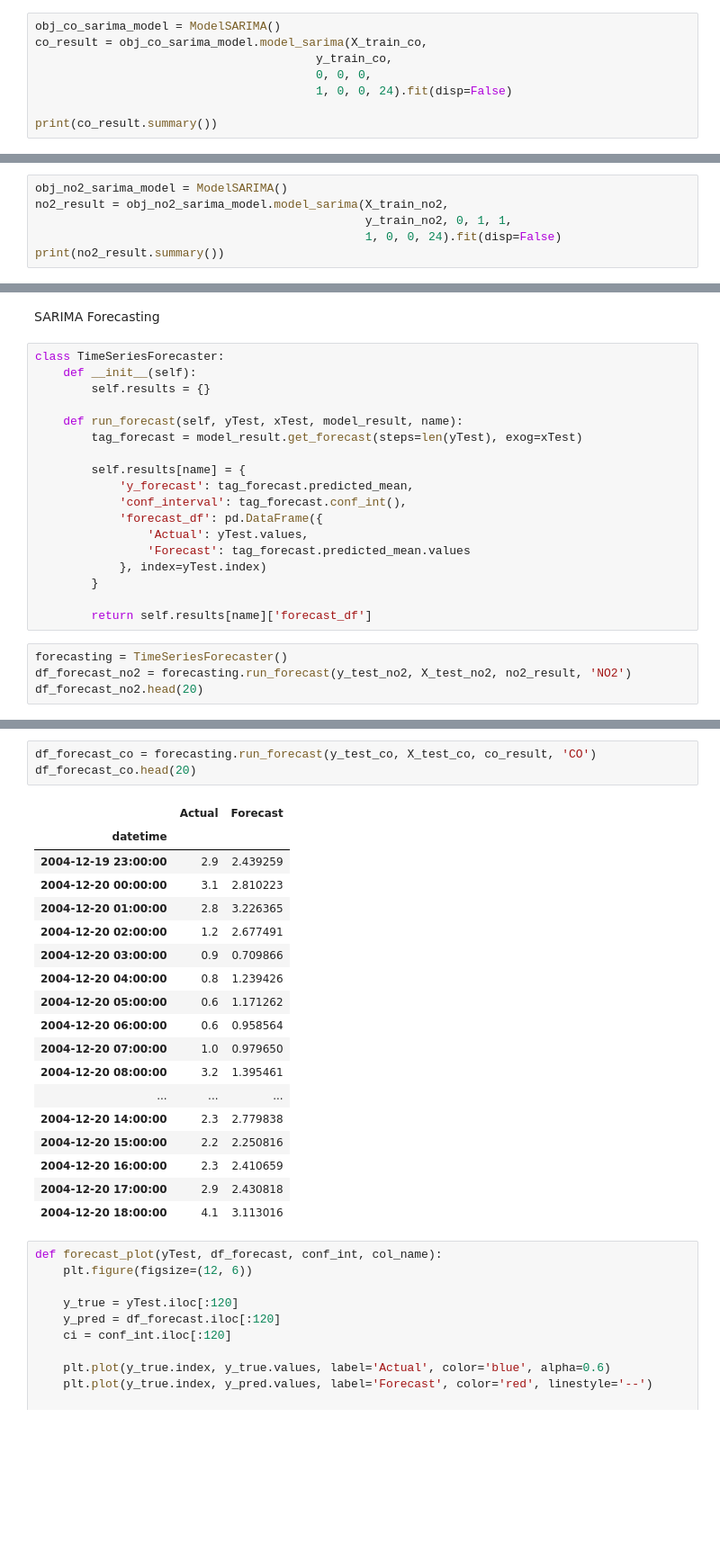
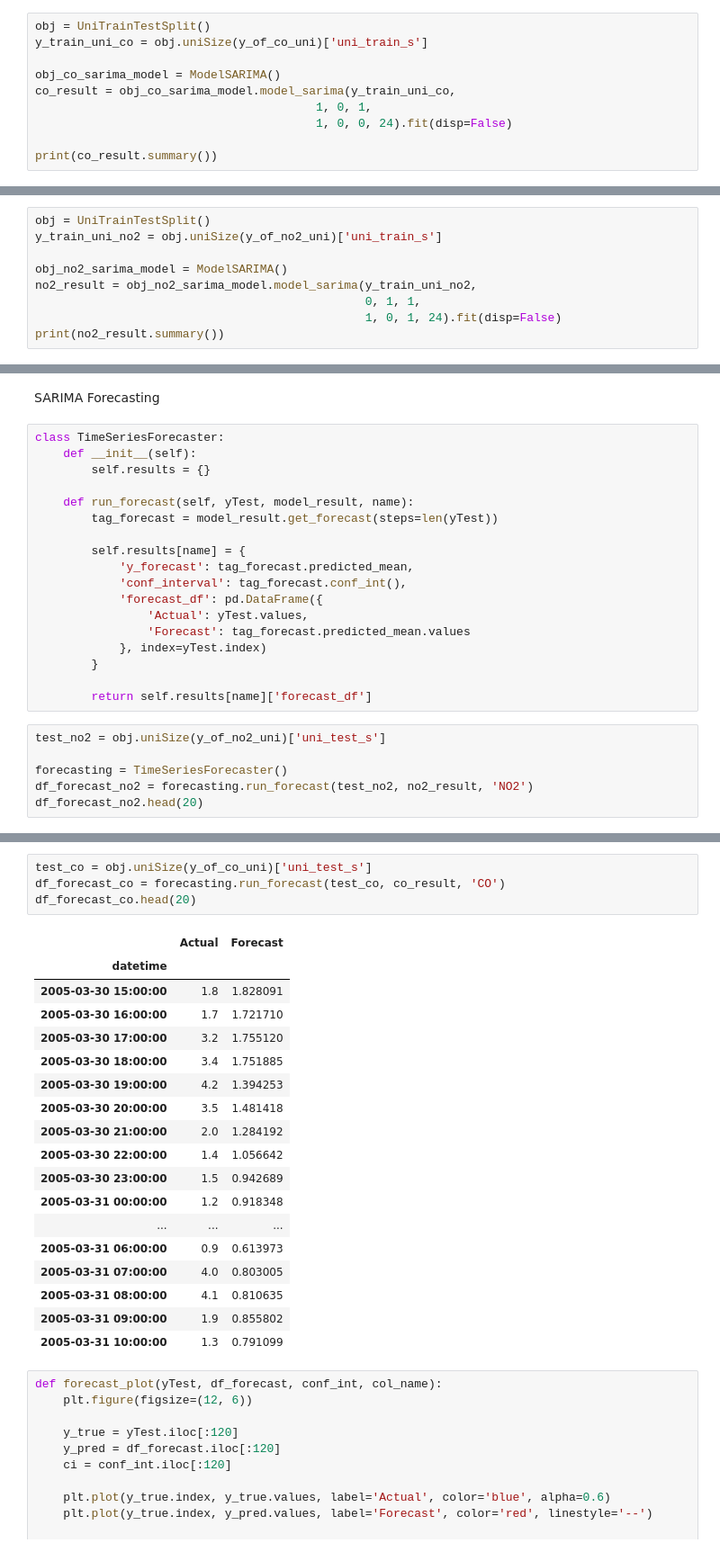
Before and after one commit to avimallik/co_and_no2_time_series_forecasting, a Jupyter notebook: co_and_no2_time_series_forecasting.ipynb, the cells around one changed output, grey strips where cells are left out. Shown at 90% size. Drawn from its saved outputs; the diff is of its cells as text; blank space fills up the shorter version.

```diff
--- a/co_and_no2_time_series_forecasting.ipynb
+++ b/co_and_no2_time_series_forecasting.ipynb
@@ -647,10 +699,12 @@ class ModelSARIMA:
                         enforce_stationarity=False,
                         enforce_invertibility=False)
 # %%
+obj = UniTrainTestSplit()
+y_train_uni_co = obj.uniSize(y_of_co_uni)['uni_train_s']
+
 obj_co_sarima_model = ModelSARIMA()
-co_result = obj_co_sarima_model.model_sarima(X_train_co,
-                                        y_train_co,
-                                        0, 0, 0,
+co_result = obj_co_sarima_model.model_sarima(y_train_uni_co,
+                                        1, 0, 1,
                                         1, 0, 0, 24).fit(disp=False)
 
 print(co_result.summary())
@@ -673,9 +727,12 @@ Covariance Type:                    opg
 Warnings:
 [1] Covariance matrix calculated using the outer product of gradients (complex-step).
 # %%
+obj = UniTrainTestSplit()
+y_train_uni_no2 = obj.uniSize(y_of_no2_uni)['uni_train_s']
+
 obj_no2_sarima_model = ModelSARIMA()
-no2_result = obj_no2_sarima_model.model_sarima(X_train_no2,
-                                               y_train_no2, 0, 1, 1,
-                                               1, 0, 0, 24).fit(disp=False)
+no2_result = obj_no2_sarima_model.model_sarima(y_train_uni_no2,
+                                               0, 1, 1,
+                                               1, 0, 1, 24).fit(disp=False)
 print(no2_result.summary())
 # %% [output]
@@ -703,8 +760,8 @@ class TimeSeriesForecaster:
     def __init__(self):
         self.results = {}
 
-    def run_forecast(self, yTest, xTest, model_result, name):
-        tag_forecast = model_result.get_forecast(steps=len(yTest), exog=xTest)
+    def run_forecast(self, yTest, model_result, name):
+        tag_forecast = model_result.get_forecast(steps=len(yTest))
 
         self.results[name] = {
             'y_forecast': tag_forecast.predicted_mean,
@@ -717,8 +774,10 @@ class TimeSeriesForecaster:
 
         return self.results[name]['forecast_df']
 # %%
+test_no2 = obj.uniSize(y_of_no2_uni)['uni_test_s']
+
 forecasting = TimeSeriesForecaster()
-df_forecast_no2 = forecasting.run_forecast(y_test_no2, X_test_no2, no2_result, 'NO2')
+df_forecast_no2 = forecasting.run_forecast(test_no2, no2_result, 'NO2')
 df_forecast_no2.head(20)
 # %% [output]
 |  | Actual | Forecast |
@@ -742,25 +801,26 @@ df_forecast_no2.head(20)
 # %%
-df_forecast_co = forecasting.run_forecast(y_test_co, X_test_co, co_result, 'CO')
+test_co = obj.uniSize(y_of_co_uni)['uni_test_s']
+df_forecast_co = forecasting.run_forecast(test_co, co_result, 'CO')
 df_forecast_co.head(20)
 # %% [output]
 |  | Actual | Forecast |
 | datetime |  |  |
-| 2004-12-19 23:00:00 | 2.9 | 2.439259 |
-| 2004-12-20 00:00:00 | 3.1 | 2.810223 |
-| 2004-12-20 01:00:00 | 2.8 | 3.226365 |
-| 2004-12-20 02:00:00 | 1.2 | 2.677491 |
-| 2004-12-20 03:00:00 | 0.9 | 0.709866 |
-| 2004-12-20 04:00:00 | 0.8 | 1.239426 |
-| 2004-12-20 05:00:00 | 0.6 | 1.171262 |
-| 2004-12-20 06:00:00 | 0.6 | 0.958564 |
-| 2004-12-20 07:00:00 | 1.0 | 0.979650 |
-| 2004-12-20 08:00:00 | 3.2 | 1.395461 |
+| 2005-03-30 15:00:00 | 1.8 | 1.828091 |
+| 2005-03-30 16:00:00 | 1.7 | 1.721710 |
+| 2005-03-30 17:00:00 | 3.2 | 1.755120 |
+| 2005-03-30 18:00:00 | 3.4 | 1.751885 |
+| 2005-03-30 19:00:00 | 4.2 | 1.394253 |
+| 2005-03-30 20:00:00 | 3.5 | 1.481418 |
+| 2005-03-30 21:00:00 | 2.0 | 1.284192 |
+| 2005-03-30 22:00:00 | 1.4 | 1.056642 |
+| 2005-03-30 23:00:00 | 1.5 | 0.942689 |
+| 2005-03-31 00:00:00 | 1.2 | 0.918348 |
 | ... | ... | ... |
-| 2004-12-20 14:00:00 | 2.3 | 2.779838 |
-| 2004-12-20 15:00:00 | 2.2 | 2.250816 |
-| 2004-12-20 16:00:00 | 2.3 | 2.410659 |
-| 2004-12-20 17:00:00 | 2.9 | 2.430818 |
-| 2004-12-20 18:00:00 | 4.1 | 3.113016 |
+| 2005-03-31 06:00:00 | 0.9 | 0.613973 |
+| 2005-03-31 07:00:00 | 4.0 | 0.803005 |
+| 2005-03-31 08:00:00 | 4.1 | 0.810635 |
+| 2005-03-31 09:00:00 | 1.9 | 0.855802 |
+| 2005-03-31 10:00:00 | 1.3 | 0.791099 |
 # %%
 def forecast_plot(yTest, df_forecast, conf_int, col_name):
     plt.figure(figsize=(12, 6))
```
Also changed, not shown: parts of 17 cells of this notebook.
